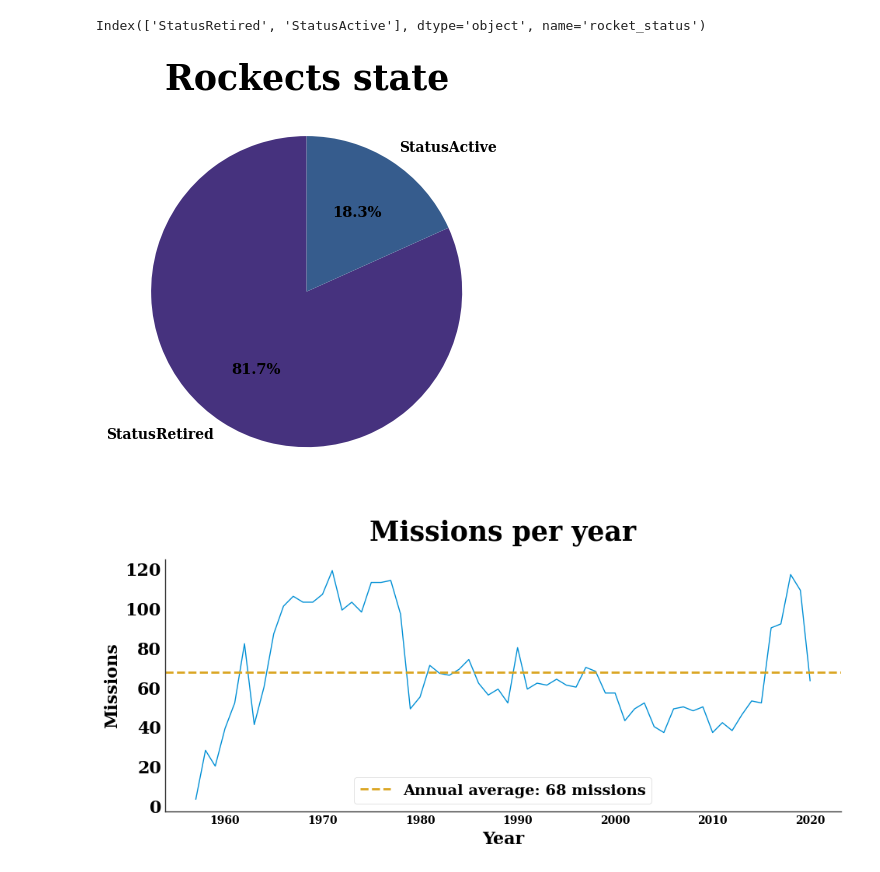
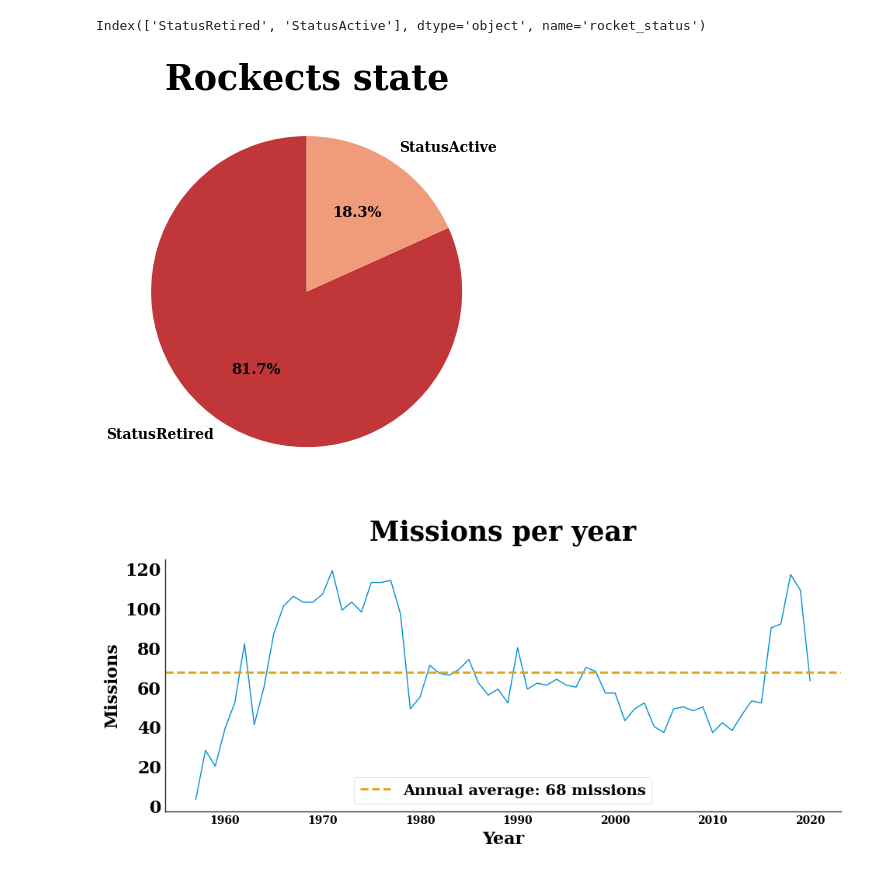
Before and after one commit to pablocarmona1527/Data_analyst, a Jupyter notebook: space_missions.ipynb, the cells around one changed output. Drawn from its saved outputs; the diff is of its cells as text; code cells hidden in the pictures.

```diff
--- a/space_missions.ipynb
+++ b/space_missions.ipynb
@@ -100,12 +100,12 @@ Index(['StatusRetired', 'StatusActive'], dtype='object', name='rocket_status')
 # %%
 ##Cohetes activos vs retirados
 plt.title('Rockects state')
 plt.pie(df['rocket_status'].value_counts(),startangle=90,
         labels=df['rocket_status'].value_counts().index,autopct='%.1f%%',
-        colors=sns.color_palette(palette='viridis'))
+        colors=sns.color_palette(palette='RdBu'))
 plt.show()
 # %% [output]
-[figure, old version]
+[figure, new version]
 # %%
 ##Cambio de la cantidad de misiones
 misiones_por_year = df.groupby('year')['company'].count().reset_index()
```
Also changed, not shown: 2 other files.
